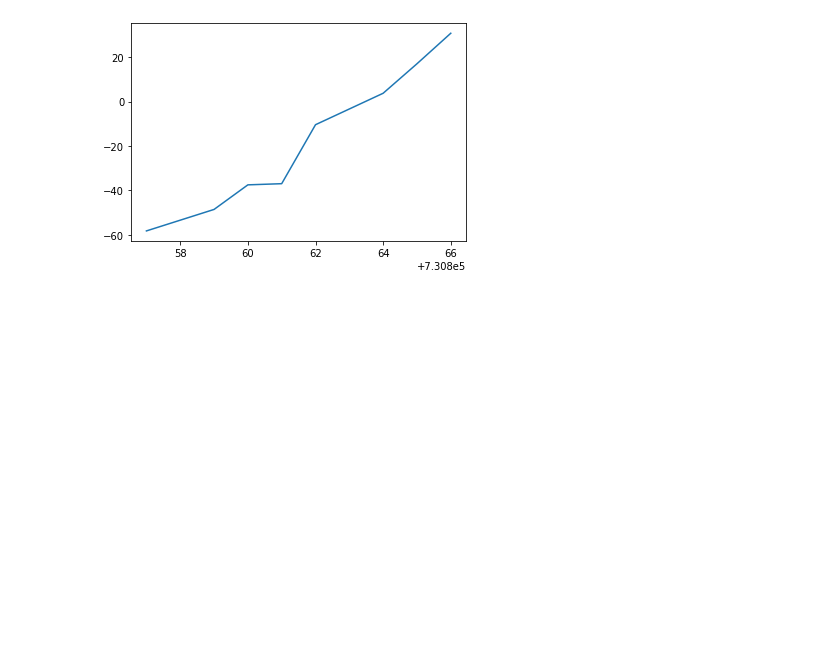
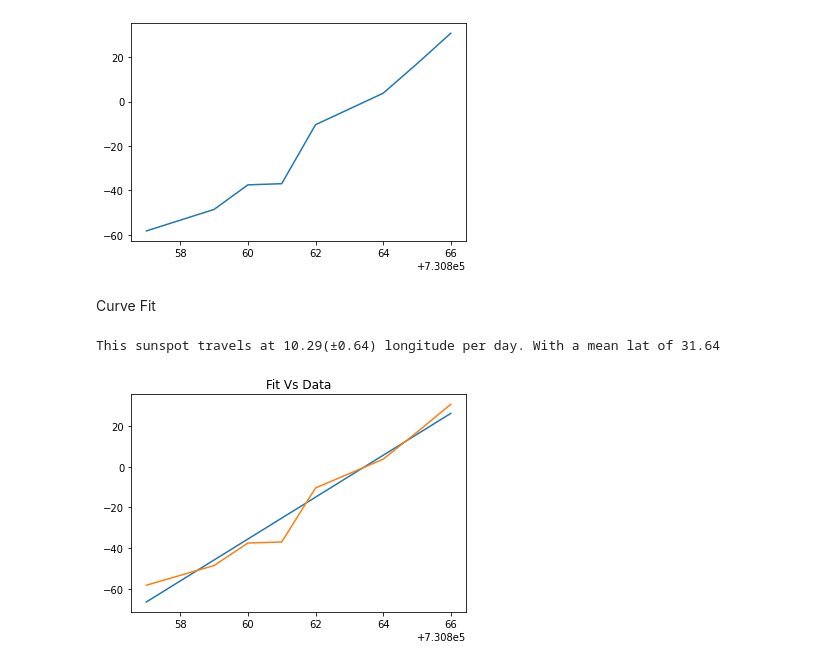
Before and after one commit to StephenJohnson-CardiffUni/Astro, a Jupyter notebook: SunSpot.ipynb, the cells around one changed output. Cells and saved outputs as stored; diff of their text form; code cells hidden in the pictures; blank space fills up the shorter version.

Commit message:
CurveFit for High Lat Spot

```diff
--- a/SunSpot.ipynb
+++ b/SunSpot.ipynb
@@ -297,3 +297,20 @@ plt.plot(timeList[9][0],cleanedList[9][4])
 [figure]
 [figure]
 [figure]
+# %% [markdown]
+Curve Fit
+# %%
+from scipy.optimize import curve_fit
+
+def lineFunc(x,m,c):
+  return (m*x)+c
+
+highpopt,highpcov = curve_fit(lineFunc,timeList[9][0],cleanedList[9][4]) #takes an array for uncertainties, do that
+print(f"This sunspot travels at {highpopt[0]:.2f}(±{highpcov[0,0]:.2f}) longitude per day. With a mean lat of {meanLats[9]:.2f}")
+
+plt.plot(timeList[9][0],lineFunc(timeList[9][0],highpopt[0],highpopt[1]));
+plt.plot(timeList[9][0],cleanedList[9][4]);
+plt.title("Fit Vs Data");
+# %% [output]
+This sunspot travels at 10.29(±0.64) longitude per day. With a mean lat of 31.64
+[figure, added]
```
